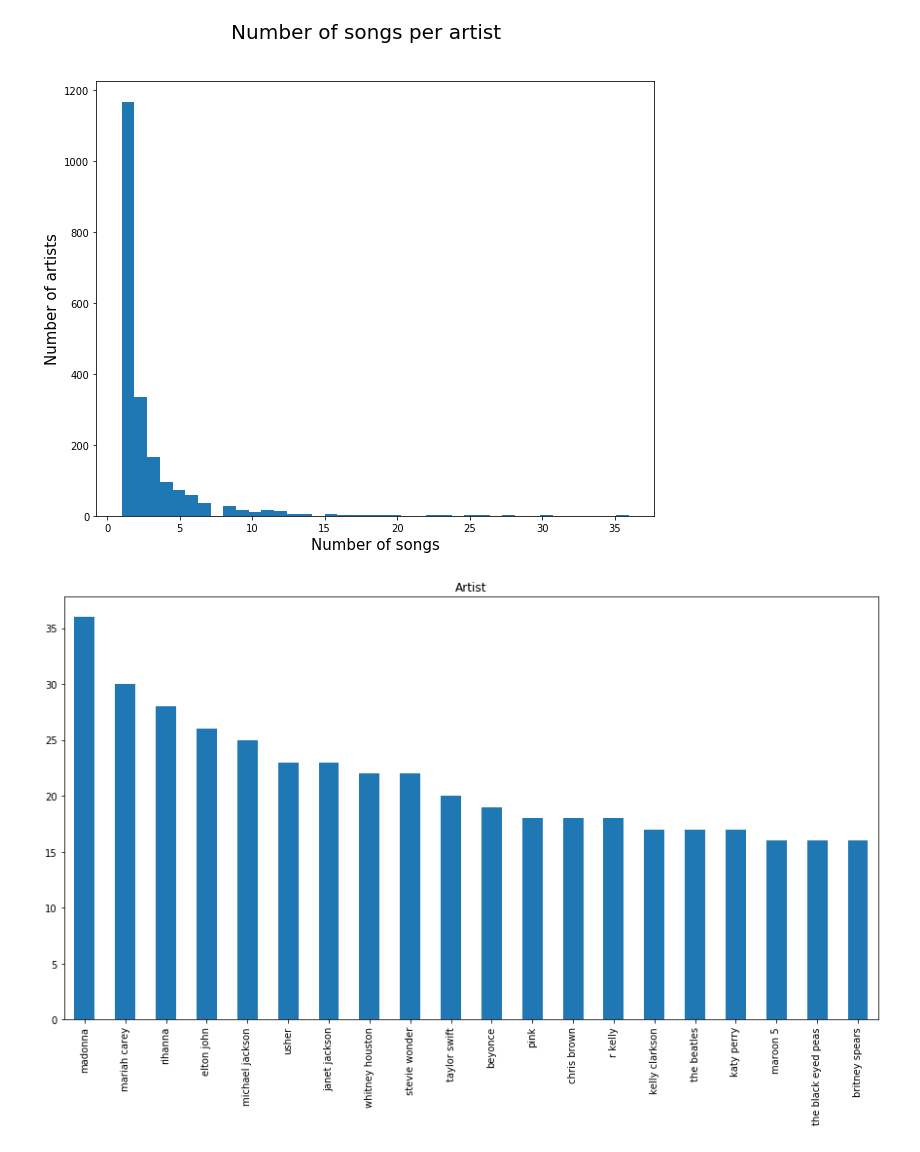
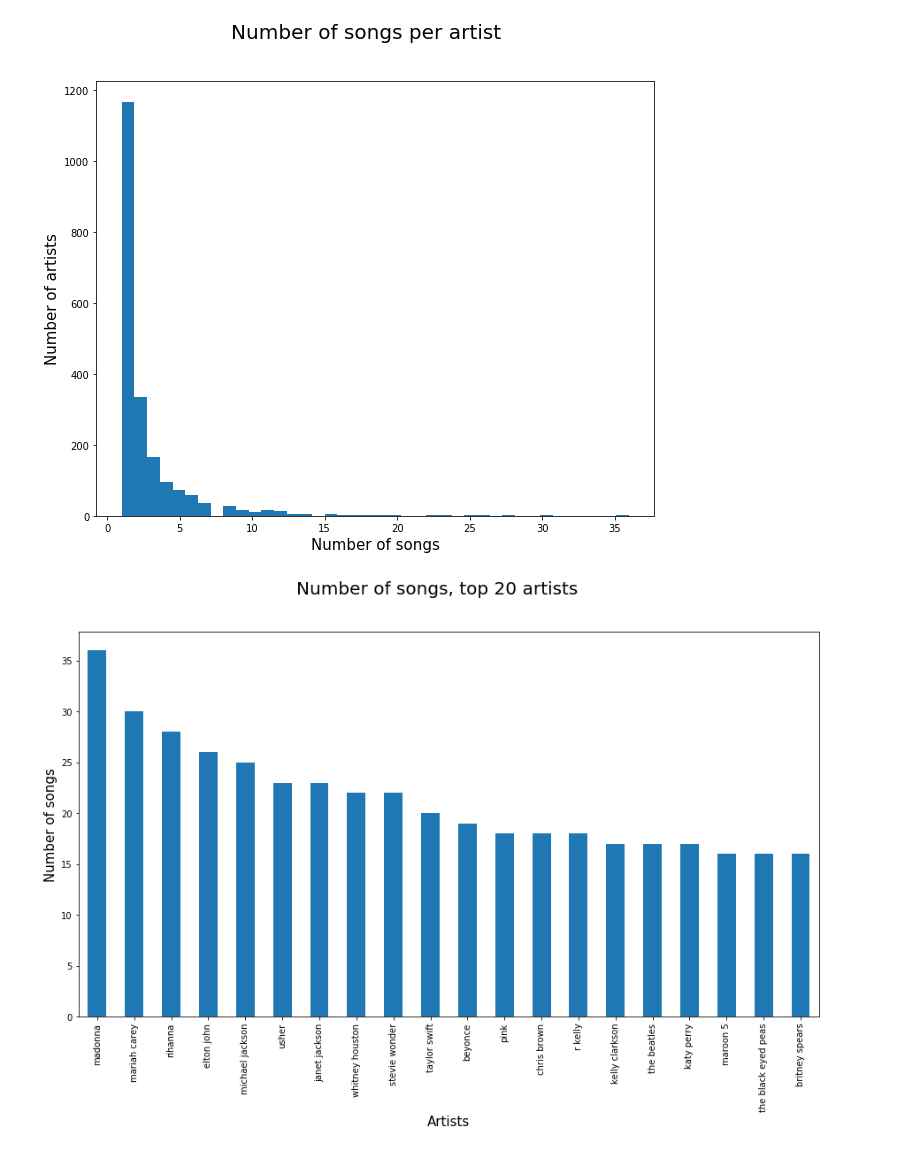
Before and after one commit to erdemtor/Data-Mining-Project, a Jupyter notebook: songs_per_artist.ipynb, the cells around one changed output. Cells and saved outputs as stored; diff of their text form; code cells hidden in the pictures.

```diff
--- a/songs_per_artist.ipynb
+++ b/songs_per_artist.ipynb
@@ -40,7 +21,10 @@ plt.show()
 [figure]
 # %%
 fig = plt.figure(figsize=(15,8))
-popular_artists.plot(kind='bar', subplots=True)
+popular_artists.plot(kind='bar')
+plt.xlabel('Artists', fontsize=15)
+plt.ylabel('Number of songs', fontsize=15)
+fig.suptitle('Number of songs, top 20 artists', fontsize=20)
 plt.show()
 # %% [output]
-[figure, old version]
+[figure, new version]
```
Also changed, not shown: parts of 1 cell of this notebook, 1 other file.
